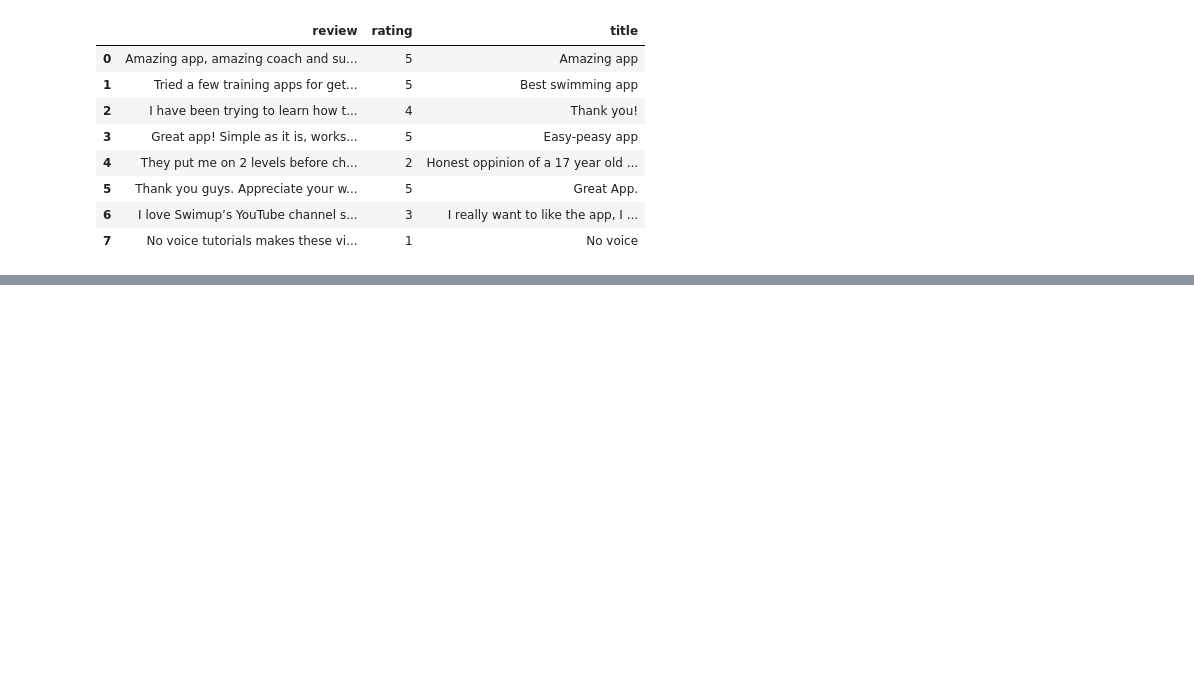
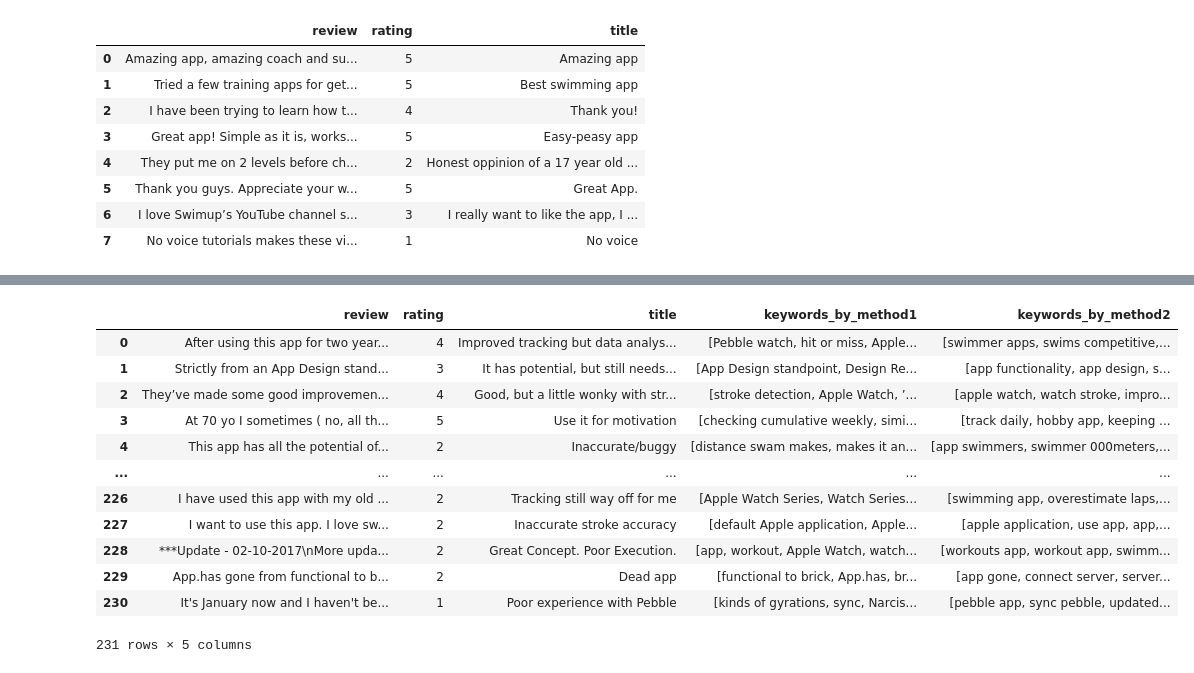
Before and after one commit to momonong/swim-apps-reviews-analysis, a Jupyter notebook: crawler.ipynb, the cells around one changed output, grey strips where cells are left out. Saved outputs shown, nothing was run; the diff lists cells and outputs as text; code cells hidden in the pictures; blank space fills up the shorter version.

```diff
--- a/crawler.ipynb
+++ b/crawler.ipynb
@@ -229,0 +306,37 @@ TR_keywords
+# %%
+swimcomls = [swimcomdf2['review'][i] for i in range(len(swimcomdf2))]
+swimcomdf2['keywords_by_method1'] = swimcomls
+swimcomdf2['keywords_by_method2'] = swimcomls
+for i in range(len(swimcomdf2)):
+    # method 1
+    kw_extractor = yake.KeywordExtractor(top=10, stopwords=None)
+    keywords1 = kw_extractor.extract_keywords(text=swimcomls[i])
+    keywords_list1 = []
+    for kw, v in keywords1:
+        keywords_list1.append(kw)
+    swimcomdf2['keywords_by_method1'][i] = keywords_list1
+    # method 2
+    keywords2 = kw_model.extract_keywords(swimcomls[i],
+                                     keyphrase_ngram_range=(1, 2),
+                                     stop_words='english',
+                                     highlight=True,
+                                     top_n=10)
+    keywords_list2 = list(dict(keywords2).keys())
+    swimcomdf2['keywords_by_method2'][i] = keywords_list2
+# %%
+swimcomdf2.to_csv('crawler_result/swimcom_with_keywords.csv', escapechar='|')
+swimcomdf2
+# %% [output]
+|  | review | rating | title | keywords_by_method1 | keywords_by_method2 |
+| 0 | After using this app for two year... | 4 | Improved tracking but data analys... | [Pebble watch, hit or miss, Apple... | [swimmer apps, swims competitive,... |
+| 1 | Strictly from an App Design stand... | 3 | It has potential, but still needs... | [App Design standpoint, Design Re... | [app functionality, app design, s... |
+| 2 | They’ve made some good improvemen... | 4 | Good, but a little wonky with str... | [stroke detection, Apple Watch, ’... | [apple watch, watch stroke, impro... |
+| 3 | At 70 yo I sometimes ( no, all th... | 5 | Use it for motivation | [checking cumulative weekly, simi... | [track daily, hobby app, keeping ... |
+| 4 | This app has all the potential of... | 2 | Inaccurate/buggy | [distance swam makes, makes it an... | [app swimmers, swimmer 000meters,... |
+| ... | ... | ... | ... | ... | ... |
+| 226 | I have used this app with my old ... | 2 | Tracking still way off for me | [Apple Watch Series, Watch Series... | [swimming app, overestimate laps,... |
+| 227 | I want to use this app. I love sw... | 2 | Inaccurate stroke accuracy | [default Apple application, Apple... | [apple application, use app, app,... |
+| 228 | ***Update - 02-10-2017\nMore upda... | 2 | Great Concept. Poor Execution. | [app, workout, Apple Watch, watch... | [workouts app, workout app, swimm... |
+| 229 | App.has gone from functional to b... | 2 | Dead app | [functional to brick, App.has, br... | [app gone, connect server, server... |
+| 230 | It's January now and I haven't be... | 1 | Poor experience with Pebble | [kinds of gyrations, sync, Narcis... | [pebble app, sync pebble, updated... |
+231 rows × 5 columns
```
Also changed, not shown: parts of 21 cells of this notebook, 9 other files.
